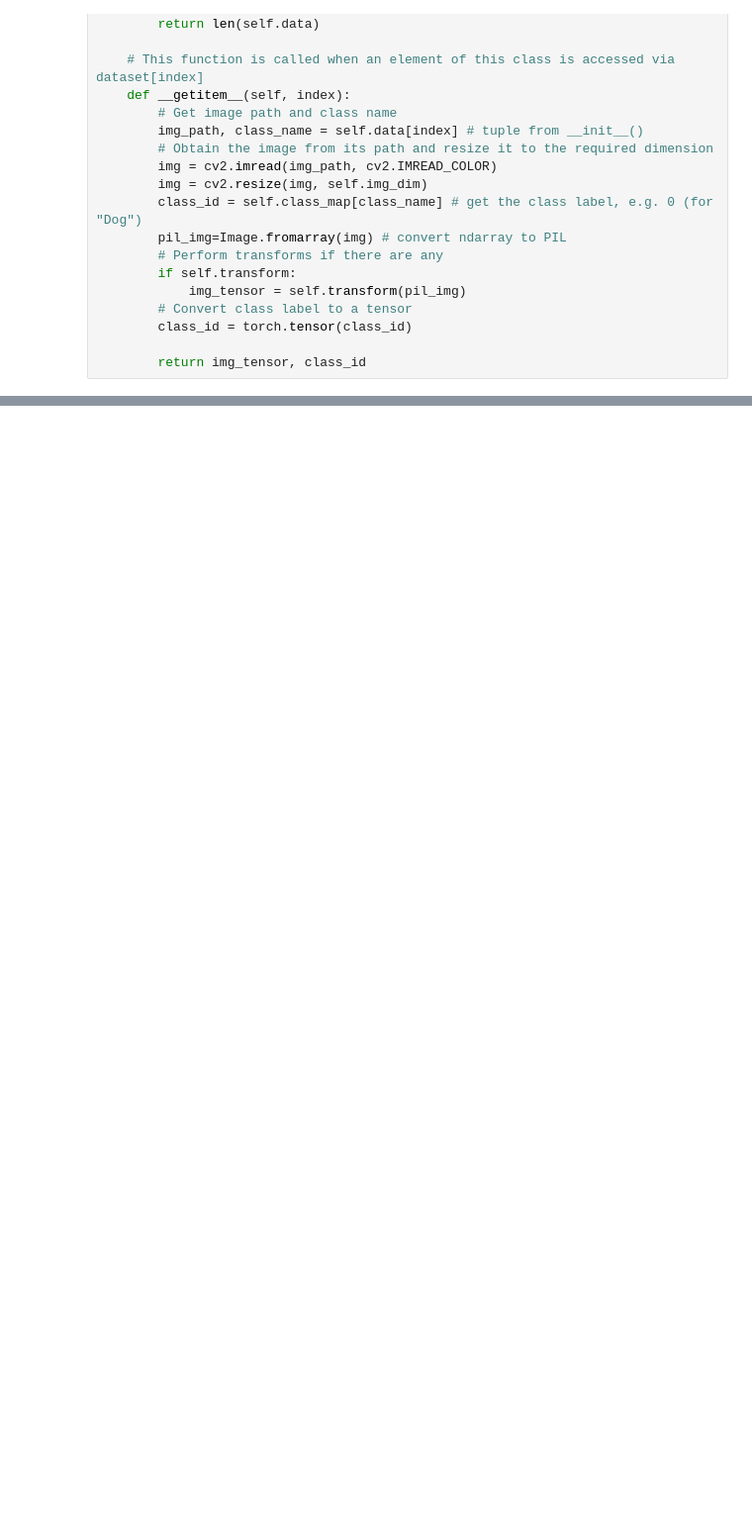
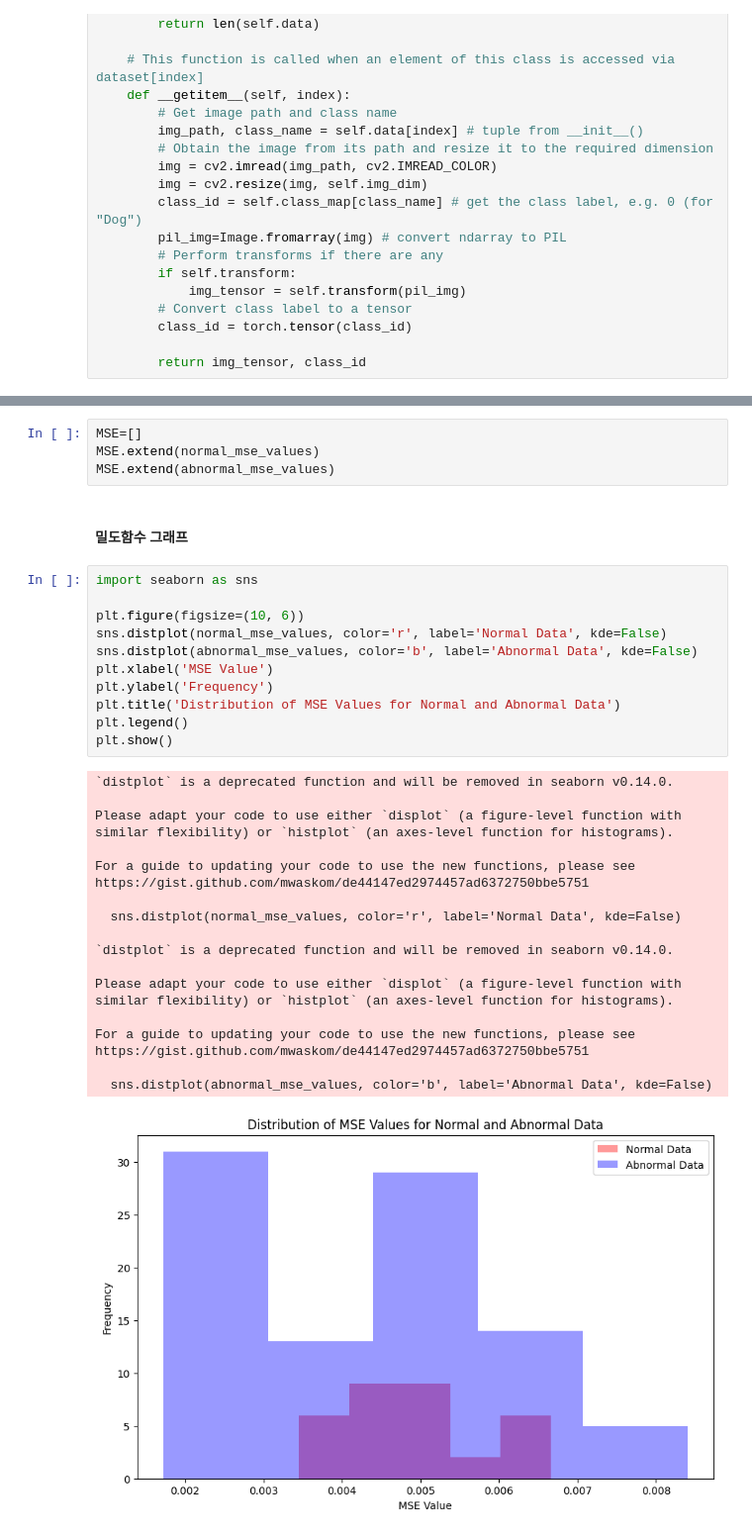
Before and after one commit to shkwo-n/Leather-Anomaly-Detection-CV, a Jupyter notebook: MVTEC.ipynb, the cells around one changed output, grey strips where cells are left out. Shown: that part at 99% size. Cells and saved outputs as stored; diff of their text form; blank space fills up the shorter version.

```diff
--- a/MVTEC.ipynb
+++ b/MVTEC.ipynb
@@ -166,0 +297,38 @@ plt.show()
+# %%
+MSE=[]
+MSE.extend(normal_mse_values)
+MSE.extend(abnormal_mse_values)
+# %% [markdown]
+#### 밀도함수 그래프
+# %%
+import seaborn as sns
+
+plt.figure(figsize=(10, 6))
+sns.distplot(normal_mse_values, color='r', label='Normal Data', kde=False)
+sns.distplot(abnormal_mse_values, color='b', label='Abnormal Data', kde=False)
+plt.xlabel('MSE Value')
+plt.ylabel('Frequency')
+plt.title('Distribution of MSE Values for Normal and Abnormal Data')
+plt.legend()
+plt.show()
+# %% [output]
+`distplot` is a deprecated function and will be removed in seaborn v0.14.0.
+
+Please adapt your code to use either `displot` (a figure-level function with
+similar flexibility) or `histplot` (an axes-level function for histograms).
+
+For a guide to updating your code to use the new functions, please see
+https://gist.github.com/mwaskom/de44147ed2974457ad6372750bbe5751
+
+  sns.distplot(normal_mse_values, color='r', label='Normal Data', kde=False)
+
+`distplot` is a deprecated function and will be removed in seaborn v0.14.0.
+
+Please adapt your code to use either `displot` (a figure-level function with
+similar flexibility) or `histplot` (an axes-level function for histograms).
+
+For a guide to updating your code to use the new functions, please see
+https://gist.github.com/mwaskom/de44147ed2974457ad6372750bbe5751
+
+  sns.distplot(abnormal_mse_values, color='b', label='Abnormal Data', kde=False)
+[figure, added]
```
Also changed, not shown: parts of 19 cells of this notebook.
